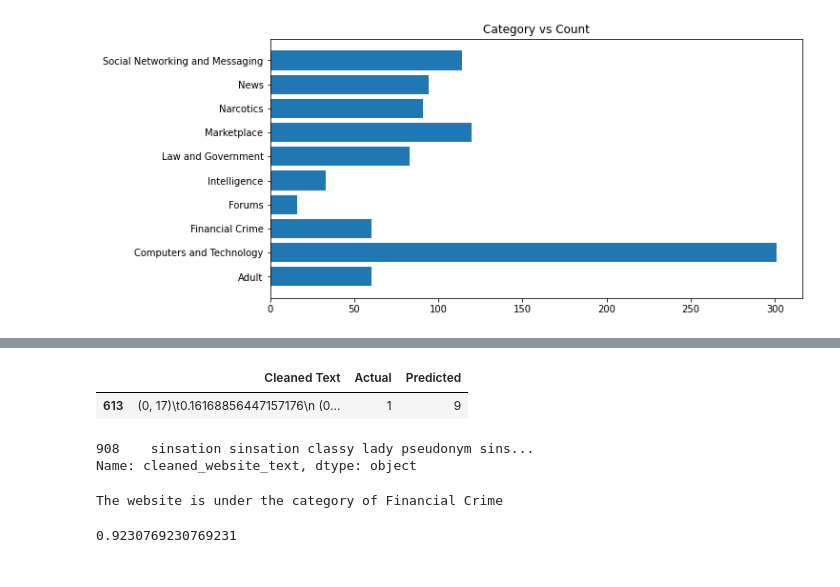
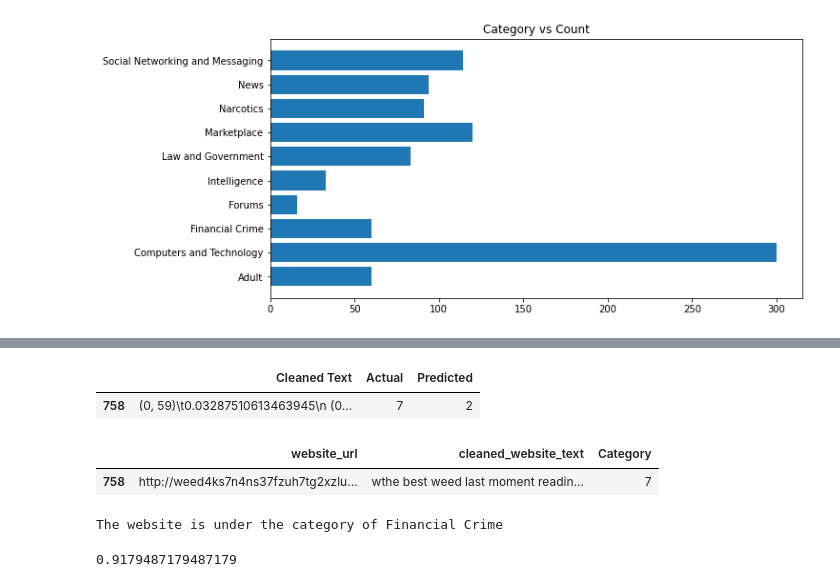
Before and after one commit to Shreyas-hacker/Webpages, a Jupyter notebook: model_MNB/SImple.ipynb, the cells around one changed output, grey strips where cells are left out. Cells and saved outputs as stored; diff of their text form; code cells hidden in the pictures.

```diff
--- a/model_MNB/SImple.ipynb
+++ b/model_MNB/SImple.ipynb
@@ -38,6 +38,3 @@ memory usage: 25.1+ KB
-# %%
-df.drop(df[df["Category"]=="Business/Corporate"].index,inplace=True) #dropping the rows with Business/Corporate category
-df.reset_index(drop=True, inplace=True) #resetting the index
 # %%
 #visualising the count of each category
 plt.figure(figsize=(10,5))
@@ -228,7 +225,7 @@ F1 score: 0.9191223346313663
 # X_train_selected = chi2_selector.fit_transform(tf_id_train, y_train)
 # X_test_selected = chi2_selector.transform(tf_id_test)
 # %%
-# model = MultinomialNB(alpha=0.1)
-model = SVC(C=10, kernel='linear')
+model = MultinomialNB(alpha=0.1)
+# model = SVC(C=10, kernel='linear')
 model.fit(tf_id_train,y_train)
 # %% [output]
@@ -272,16 +269,16 @@ weighted avg       0.94      0.92      0.93       195
 # %%
 pd.set_option('display.max_rows', None)
 predictions = model.predict(tf_id_test)
 results = pd.DataFrame({'Cleaned Text':tf_id_test,'Actual':y_test,'Predicted':predictions})
-results[(results['Actual']==0) & (results['Actual']!=results['Predicted'])]
+results[(results['Actual']==7) & (results['Actual']!=results['Predicted'])]
 # %% [output]
 |  | Cleaned Text | Actual | Predicted |
-| 613 | (0, 17)\t0.16168856447157176\n (0... | 1 | 9 |
+| 758 | (0, 59)\t0.03287510613463945\n (0... | 7 | 2 |
 # %%
-df.iloc[results[(results['Actual']==0) & (results['Actual']!=results['Predicted'])].index]["cleaned_website_text"]
+df.iloc[results[(results['Actual']==7) & (results['Actual']!=results['Predicted'])].index]
 # %% [output]
-908    sinsation sinsation classy lady pseudonym sins...
-Name: cleaned_website_text, dtype: object
+|  | website_url | cleaned_website_text | Category |
+| 758 | http://weed4ks7n4ns37fzuh7tg2xzlu... | wthe best weed last moment readin... | 7 |
 # %%
 from bs4 import BeautifulSoup
 import bs4 as bs4
@@ -428,4 +425,4 @@ vectorizer = pickle.load(open(vectorizer,'rb'))
 result = loaded_model.score(tf_id_test, y_test)
 print(result)
 # %% [output]
-0.9230769230769231
+0.9179487179487179
```
Also changed, not shown: parts of 5 cells of this notebook, 5 other files.
